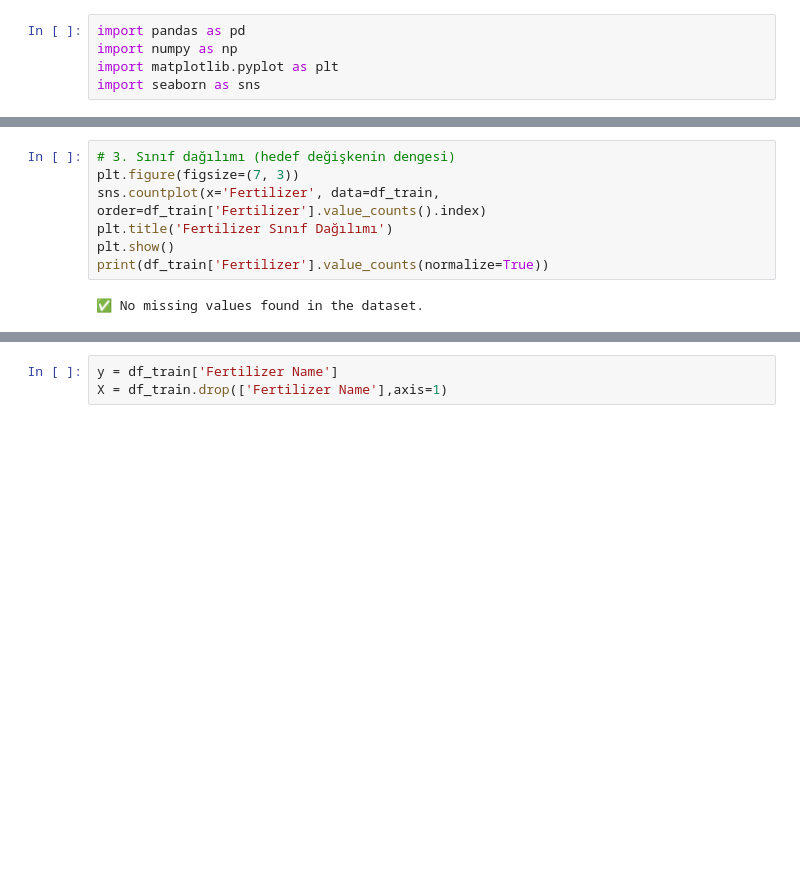
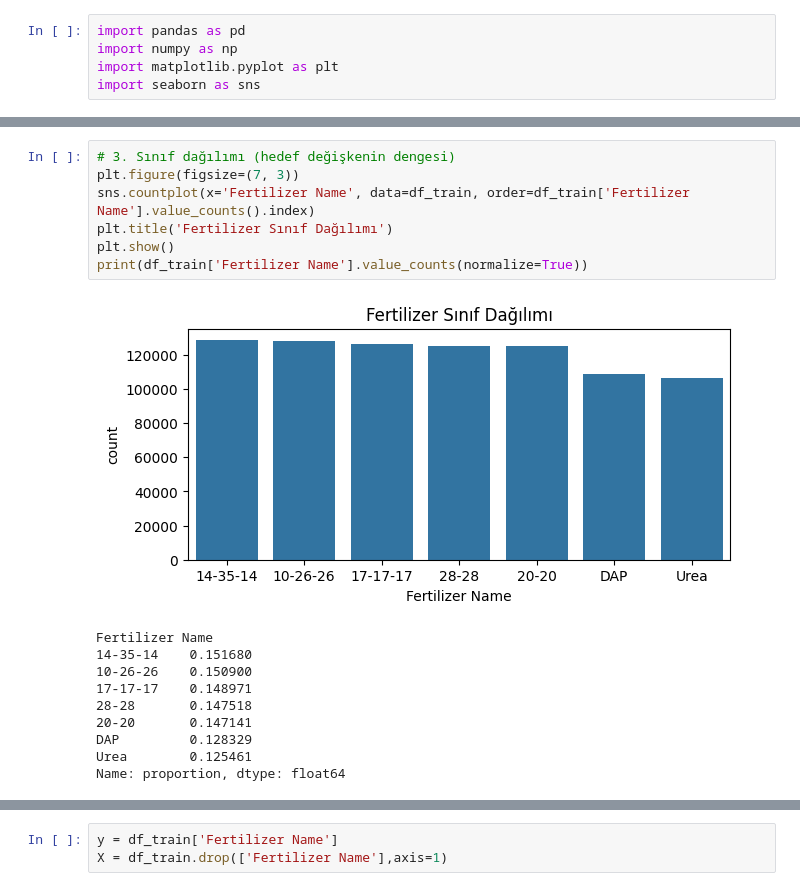
Before and after one commit to Muhammed-Mustafa-Dastan/Kaggle_Competition, a Jupyter notebook: Predicting Optimal Fertilizers/XGBoost_model_pro_02/main_v4.ipynb, the cells around one changed output, grey strips where cells are left out. Cells and saved outputs as stored; diff of their text form; blank space fills up the shorter version.

```diff
--- a/Predicting Optimal Fertilizers/XGBoost_model_pro_02/main_v4.ipynb
+++ b/Predicting Optimal Fertilizers/XGBoost_model_pro_02/main_v4.ipynb
@@ -153,11 +176,20 @@ print(df_train.isnull().sum())
 # %%
 # 3. Sınıf dağılımı (hedef değişkenin dengesi)
 plt.figure(figsize=(7, 3))
-sns.countplot(x='Fertilizer', data=df_train, order=df_train['Fertilizer'].value_counts().index)
+sns.countplot(x='Fertilizer Name', data=df_train, order=df_train['Fertilizer Name'].value_counts().index)
 plt.title('Fertilizer Sınıf Dağılımı')
 plt.show()
-print(df_train['Fertilizer'].value_counts(normalize=True))
+print(df_train['Fertilizer Name'].value_counts(normalize=True))
 # %% [output]
+[figure, added]
-✅ No missing values found in the dataset.
+Fertilizer Name
+14-35-14    0.151680
+10-26-26    0.150900
+17-17-17    0.148971
+28-28       0.147518
+20-20       0.147141
+DAP         0.128329
+Urea        0.125461
+Name: proportion, dtype: float64
 # %%
 # 4. Sayısal özelliklerin dağılımları (histogram + KDE + boxplot)
```
Also changed, not shown: parts of 15 cells of this notebook, 1 other file.
